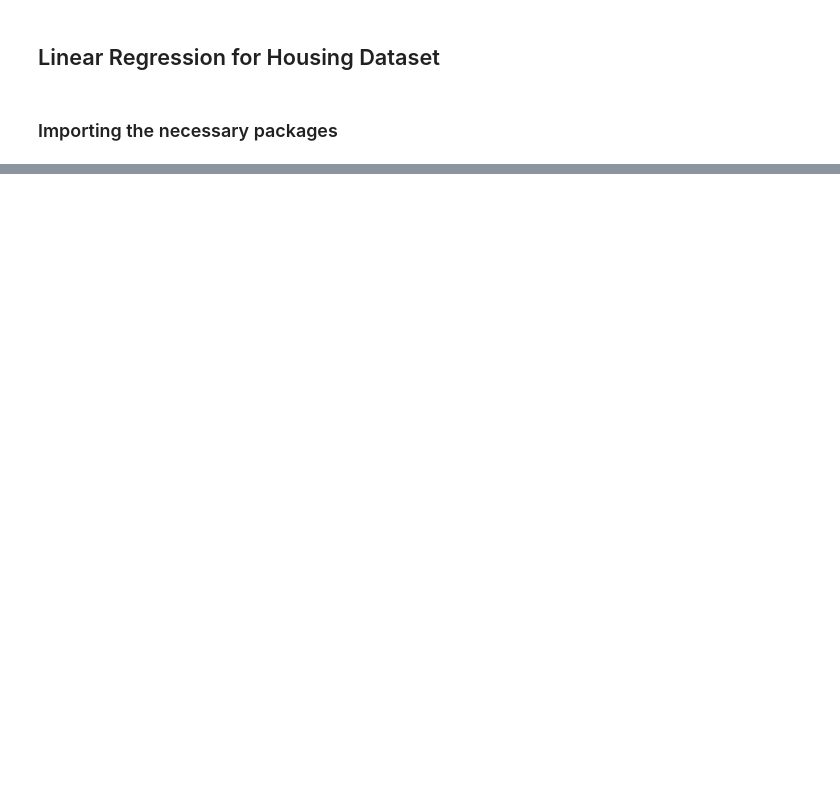
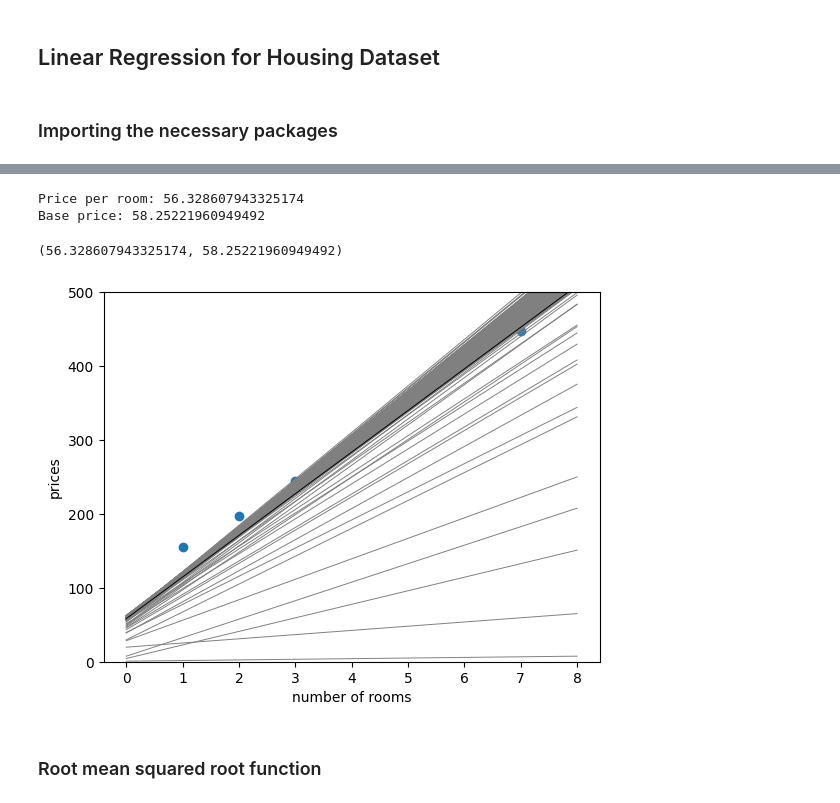
Before and after one commit to vinodwaghmare/machine-learning_001, a Jupyter notebook: Linear_Regression/Coding_linear_regression.ipynb, the cells around one changed output, grey strips where cells are left out. Saved outputs shown, nothing was run; the diff lists cells and outputs as text; code cells hidden in the pictures; blank space fills up the shorter version.

```diff
--- a/Linear_Regression/Coding_linear_regression.ipynb
+++ b/Linear_Regression/Coding_linear_regression.ipynb
@@ -11,0 +63,6 @@ ModuleNotFoundError: No module named 'matplotlib'
+# %%
+def square_trick(base_price, price_per_room, num_rooms, price, learning_rate):
+    predicted_price = base_price + price_per_room*num_rooms
+    price_per_room += learning_rate*num_rooms*(price-predicted_price)
+    base_price += learning_rate*(price-predicted_price)
+    return price_per_room, base_price
@@ -11,0 +74,36 @@ ModuleNotFoundError: No module named 'matplotlib'
+# %%
+import random
+
+# We set the random seed in order to always get the same results.
+random.seed(0)
+
+def linear_regression(features, labels, learning_rate = 0.01, epochs = 1000):
+    price_per_room = random.random()
+    base_price = random.random()
+    for epoch in range(epochs):
+        #if epoch <= 1000:
+        if True:
+            utils.draw_line(price_per_room, base_price, starting=0, ending=8)
+        i = random.randint(0,len(features)-1)
+        num_rooms = features[i]
+        price = labels[i]
+
+        price_per_room, base_price = square_trick(price_per_room, base_price, num_rooms, price, learning_rate=learning_rate )
+
+    utils.draw_line(price_per_room, base_price, 'black', starting=0, ending=8)
+    utils.plot_points(features, labels)
+    print('Price per room:', price_per_room)
+    print('Base price:', base_price)
+    return price_per_room, base_price
+
+# This line is for the x-axis to appear in the figure
+plt.ylim(0,500)
+
+linear_regression(features, labels, learning_rate = 0.01, epochs = 1000)
+# %% [output]
+Price per room: 56.328607943325174
+Base price: 58.25221960949492
+(56.328607943325174, 58.25221960949492)
+[figure, added]
+# %% [markdown]
+### Root mean squared root function
```
Also changed, not shown: parts of 11 cells of this notebook, 3 other files.
